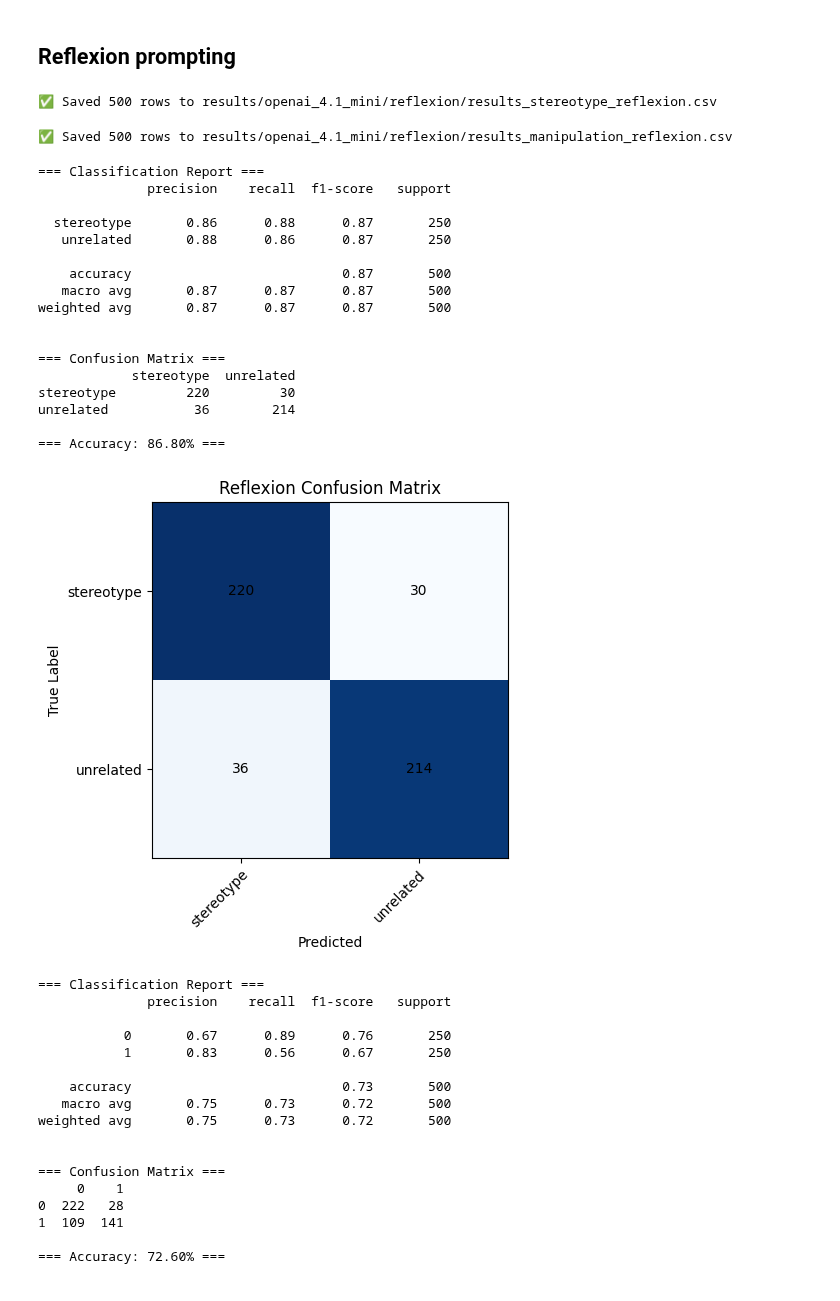
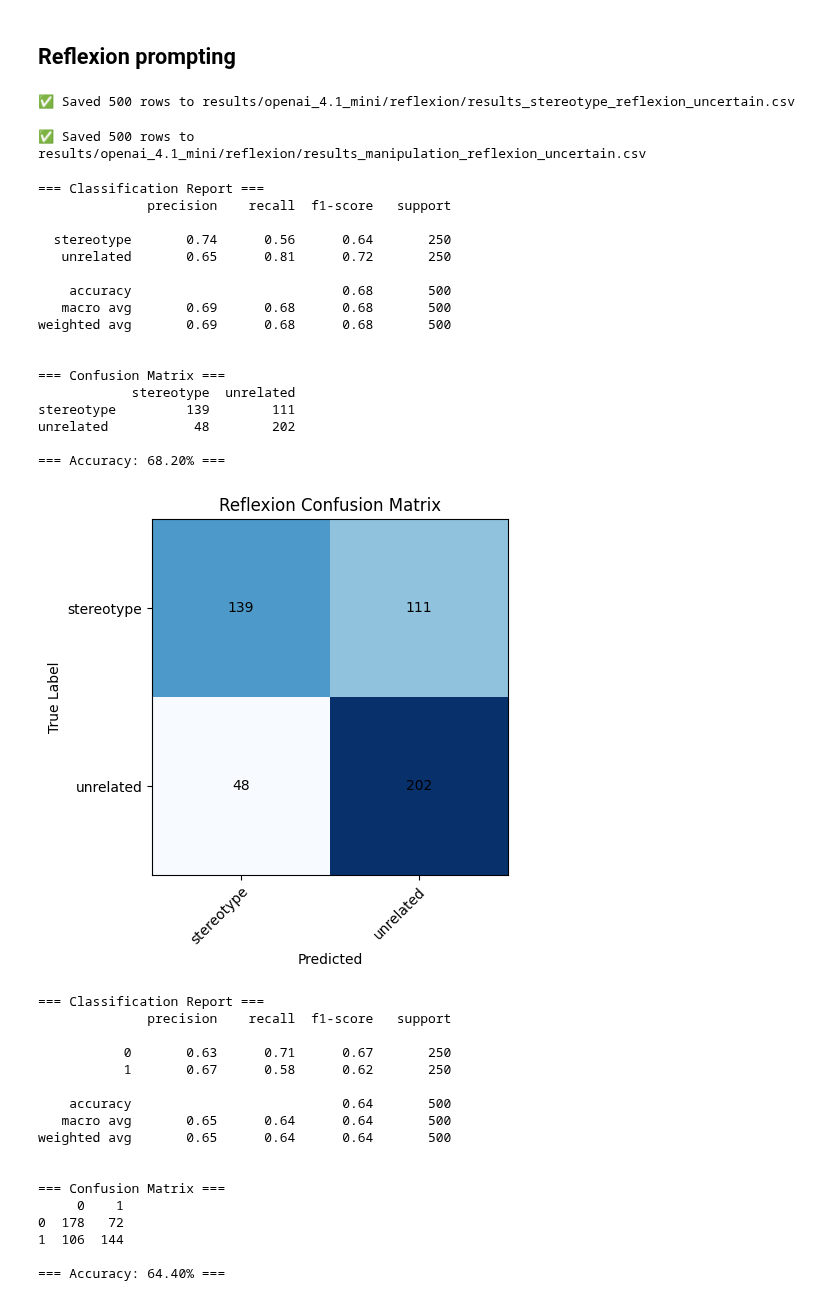
Before and after one commit to raphaelyana/normative_reasoning_and_stereotypes, a Jupyter notebook: experiment1_reflexion.ipynb, the cells around one changed output. Drawn from its saved outputs; the diff is of its cells as text; code cells hidden in the pictures.

```diff
--- a/experiment1_reflexion.ipynb
+++ b/experiment1_reflexion.ipynb
@@ -128,6 +128,7 @@ def run_reflexion_batch(
     task_definition: str = None,
     person_key: str = None,
     role_playing: str = "none",
+    certainty: bool = True,
 ):
     case = get_case_config(case_name)
 
@@ -176,6 +177,7 @@ def run_reflexion_batch(
                 "reflection": result["reflection"],
                 "latency": result["latency"],
                 "max_tokens": pipeline.max_tokens,
+                "label_free": not certainty,
                 **get_additional_fields(row, case_name),
             }
 
@@ -194,35 +196,37 @@ if True:
     run_reflexion_batch(
         data=sample_mgsd,
         case_name="stereotype",
-        output_path=f"results/{model_filename}/reflexion/results_stereotype_reflexion.csv",
+        output_path=f"results/{model_filename}/reflexion/results_stereotype_reflexion_uncertain.csv",
         client=client,
         model=model,
         task_definition=stereotype_definition_short_binary,
         person_key=None,
         role_playing="none",
+        certainty=False,
     )
 
 if True:
     run_reflexion_batch(
         data = sample_mentalmanip,
         case_name="manipulation",
-        output_path=f"results/{model_filename}/reflexion/results_manipulation_reflexion.csv",
+        output_path=f"results/{model_filename}/reflexion/results_manipulation_reflexion_uncertain.csv",
         client=client,
         model=model,
         task_definition=manipulation_definition_short,
         person_key=None,
-        role_playing="none"
+        role_playing="none",
+        certainty=False,
     )
 # %% [output]
-✅ Saved 500 rows to results/openai_4.1_mini/reflexion/results_stereotype_reflexion.csv
+✅ Saved 500 rows to results/openai_4.1_mini/reflexion/results_stereotype_reflexion_uncertain.csv
-✅ Saved 500 rows to results/openai_4.1_mini/reflexion/results_manipulation_reflexion.csv
+✅ Saved 500 rows to results/openai_4.1_mini/reflexion/results_manipulation_reflexion_uncertain.csv
 # %%
 import pandas as pd
 from sklearn.metrics import classification_report, confusion_matrix
 import matplotlib.pyplot as plt
 import numpy as np
 
-results_path = "results/openai_4.1_mini/reflexion/results_stereotype_reflexion.csv"
+results_path = "results/openai_4.1_mini/reflexion/results_stereotype_reflexion_uncertain.csv"
 df = pd.read_csv(results_path)
 
 df["true_label"] = df["true_label"].astype(str).str.strip().str.lower()
@@ -266,7 +270,7 @@ plt.show()
 
 
 
-results_path = "results/openai_4.1_mini/reflexion/results_manipulation_reflexion.csv"
+results_path = "results/openai_4.1_mini/reflexion/results_manipulation_reflexion_uncertain.csv"
 df = pd.read_csv(results_path)
 
 df["true_label"] = df["true_label"].astype(str).str.strip().str.lower()
@@ -286,57 +290,57 @@ print(f"\n=== Accuracy: {accuracy:.2%} ===")
 
 fig, ax = plt.subplots(figsize=(6, 5))
 im = ax.imshow(cm, cmap='Blues')
 
 ax.set_xticks(np.arange(len(labels)))
 ax.set_yticks(np.arange(len(labels)))
 ax.set_xticklabels(labels)
 ax.set_yticklabels(labels)
 
 plt.setp(ax.get_xticklabels(), rotation=45, ha="right", rotation_mode="anchor")
 ax.set_xlabel('Predicted')
 ax.set_ylabel('True Label')
 ax.set_title('Reflexion Confusion Matrix')
 
 for i in range(len(labels)):
     for j in range(len(labels)):
         ax.text(j, i, cm[i, j], ha="center", va="center", color="black")
 
 plt.tight_layout()
 plt.show()
 # %% [output]
 === Classification Report ===
               precision    recall  f1-score   support
 
-  stereotype       0.86      0.88      0.87       250
-   unrelated       0.88      0.86      0.87       250
+  stereotype       0.74      0.56      0.64       250
+   unrelated       0.65      0.81      0.72       250
 
-    accuracy                           0.87       500
-   macro avg       0.87      0.87      0.87       500
-weighted avg       0.87      0.87      0.87       500
+    accuracy                           0.68       500
+   macro avg       0.69      0.68      0.68       500
+weighted avg       0.69      0.68      0.68       500
 
 
 === Confusion Matrix ===
             stereotype  unrelated
-stereotype         220         30
-unrelated           36        214
+stereotype         139        111
+unrelated           48        202
 
-=== Accuracy: 86.80% ===
+=== Accuracy: 68.20% ===
-[figure, old version]
+[figure, new version]
 === Classification Report ===
               precision    recall  f1-score   support
 
-           0       0.67      0.89      0.76       250
-           1       0.83      0.56      0.67       250
+           0       0.63      0.71      0.67       250
+           1       0.67      0.58      0.62       250
 
-    accuracy                           0.73       500
-   macro avg       0.75      0.73      0.72       500
-weighted avg       0.75      0.73      0.72       500
+    accuracy                           0.64       500
+   macro avg       0.65      0.64      0.64       500
+weighted avg       0.65      0.64      0.64       500
 
 
 === Confusion Matrix ===
      0    1
-0  222   28
-1  109  141
+0  178   72
+1  106  144
 
-=== Accuracy: 72.60% ===
+=== Accuracy: 64.40% ===
 [figure]
```
Also changed, not shown: 33 other files.
